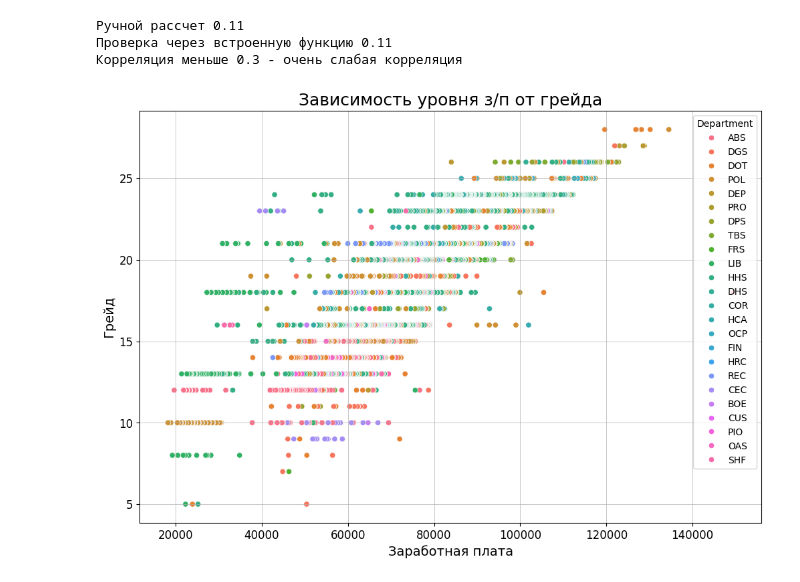
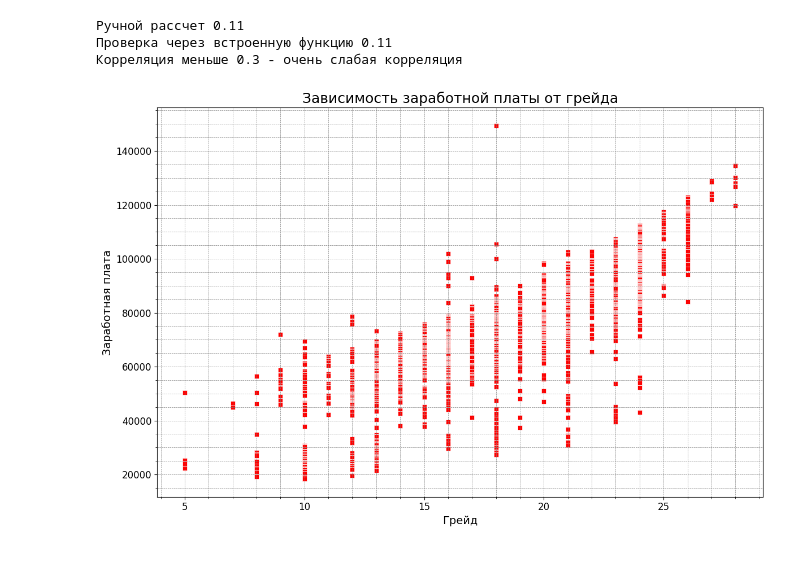
Before and after one commit to Korablinr54/Statistics, a Jupyter notebook: Взаимодействия между переменными.ipynb, the cells around one changed output. Cells and saved outputs as stored; diff of their text form; code cells hidden in the pictures.

Commit message:
График

```diff
--- a/Взаимодействия между переменными.ipynb
+++ b/Взаимодействия между переменными.ipynb
@@ -111,26 +111,47 @@ else:
 Проверка через встроенную функцию 0.11
 Корреляция меньше 0.3 - очень слабая корреляция
 # %%
-emp_clear = emp
-emp_clear['Grade'] = pd.to_numeric(emp_clear['Grade'], errors = 'coerce')
-emp_clear.sort_values(by = 'Base_Salary', ascending = True)
+# Копируем исходный DataFrame
+emp_clear = emp.copy()
+
+# Конвертируем 'Grade' в числовой тип
+emp_clear['Grade'] = pd.to_numeric(emp_clear['Grade'], errors='coerce')
+
+# Сортируем по зарплате (по убыванию)
+emp_clear = emp_clear.sort_values(by='Base_Salary', ascending=False)
+
+# Удаляем строки с NaN
 emp_clear = emp_clear.dropna()
 
-plt.figure(figsize = (12, 8))
-sns.scatterplot(x = 'Base_Salary',
-                y = 'Grade',
-                data = emp_clear, hue="Department",
+# Задаем размеры фигуры для графика
+plt.figure(figsize=(12, 8))
 
-                 )
+# Точечный график
+sns.scatterplot(
+    y='Base_Salary',
+    x='Grade',
+    data=emp_clear,
+    marker='s',     # квадраты
+    color='red',    # цвет точек
+    edgecolor='white'  # белые границы
+)
 
-plt.title('Зависимость уровня з/п от грейда', size = 18)
-plt.xlabel('Заработная плата', fontsize = 14)
-plt.xticks(fontsize = 12)
-plt.ylabel('Грейд', fontsize = 14)
-plt.yticks(fontsize = 12)
+# Включаем минорный гридлайн
+plt.minorticks_on()
 
-plt.grid(True, linewidth = 0.5)
+# Настройка гридлйнов
+plt.grid(True, which='both', linestyle='--', linewidth=0.5, color='gray')
+
+# Заголовок и подписи осей
+plt.title('Зависимость заработной платы от грейда', size=18)
+plt.xlabel('Грейд', fontsize=14)
+plt.ylabel('Заработная плата', fontsize=14)
+plt.xticks(fontsize=12)
+plt.yticks(fontsize=12)
+
+# автонастрйока размеров
+plt.tight_layout()
 
 plt.show()
 # %% [output]
-[figure, old version]
+[figure, new version]
```
